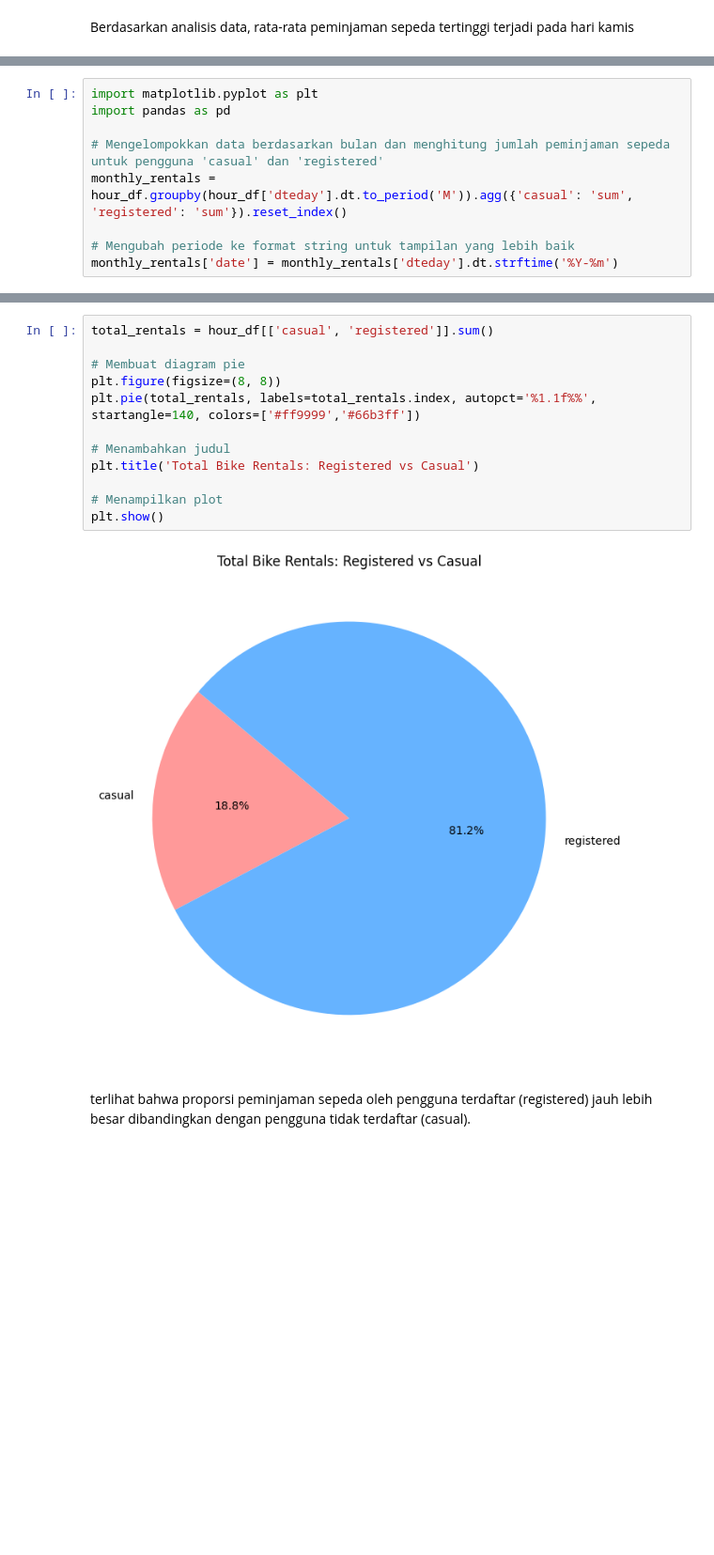
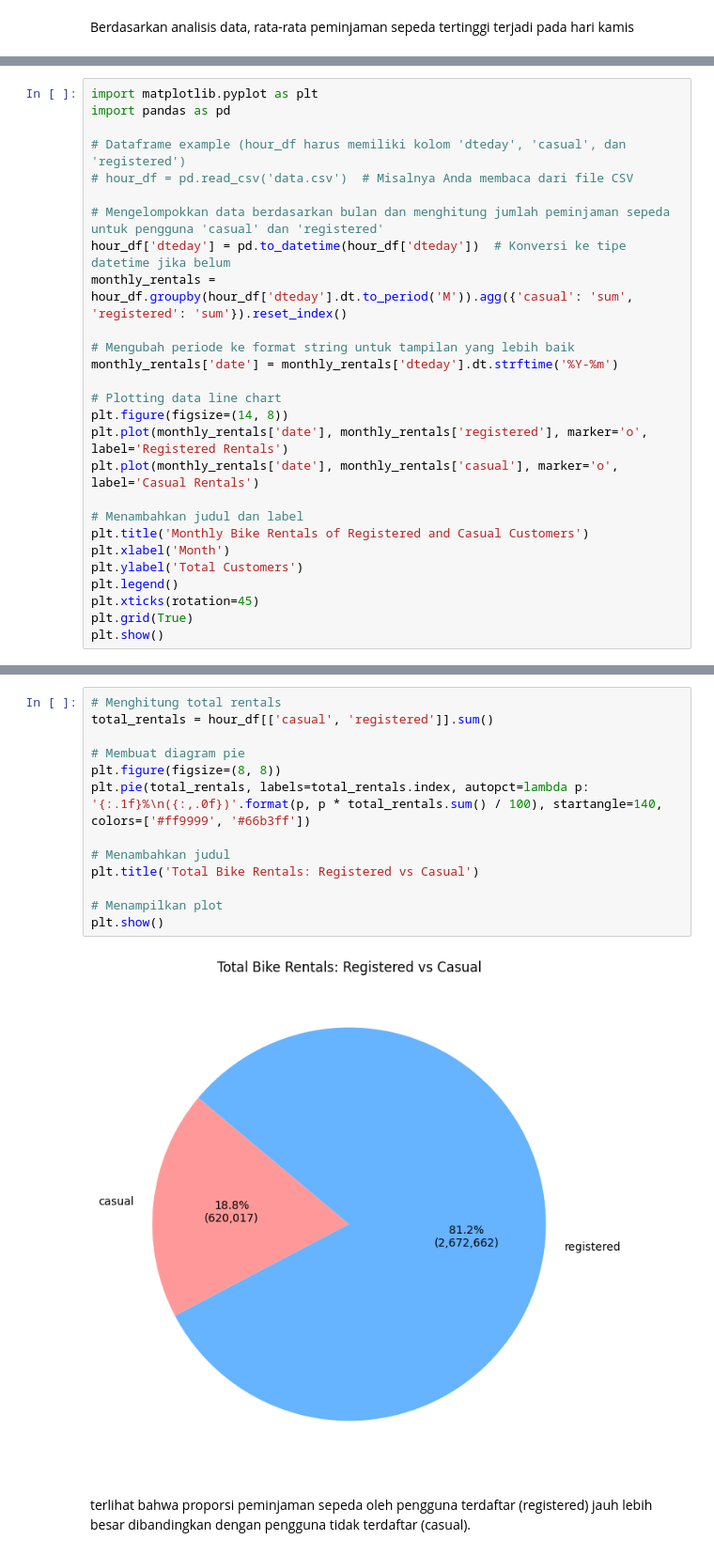
Before and after one commit to AiniNF30/analisis-data-dengan-python-Bike-Sharing-Dataset, a Jupyter notebook: notebook.ipynb, the cells around one changed output, grey strips where cells are left out. Shown: that part at 94% size. Cells and saved outputs as stored; diff of their text form; blank space fills up the shorter version.

```diff
--- a/notebook.ipynb
+++ b/notebook.ipynb
@@ -362,8 +362,26 @@ Berdasarkan analisis data, rata-rata peminjaman sepeda tertinggi terjadi pada ha
 import matplotlib.pyplot as plt
 import pandas as pd
 
+# Dataframe example (hour_df harus memiliki kolom 'dteday', 'casual', dan 'registered')
+# hour_df = pd.read_csv('data.csv')  # Misalnya Anda membaca dari file CSV
+
 # Mengelompokkan data berdasarkan bulan dan menghitung jumlah peminjaman sepeda untuk pengguna 'casual' dan 'registered'
+hour_df['dteday'] = pd.to_datetime(hour_df['dteday'])  # Konversi ke tipe datetime jika belum
 monthly_rentals = hour_df.groupby(hour_df['dteday'].dt.to_period('M')).agg({'casual': 'sum', 'registered': 'sum'}).reset_index()
 
 # Mengubah periode ke format string untuk tampilan yang lebih baik
 monthly_rentals['date'] = monthly_rentals['dteday'].dt.strftime('%Y-%m')
+
+# Plotting data line chart
+plt.figure(figsize=(14, 8))
+plt.plot(monthly_rentals['date'], monthly_rentals['registered'], marker='o', label='Registered Rentals')
+plt.plot(monthly_rentals['date'], monthly_rentals['casual'], marker='o', label='Casual Rentals')
+
+# Menambahkan judul dan label
+plt.title('Monthly Bike Rentals of Registered and Casual Customers')
+plt.xlabel('Month')
+plt.ylabel('Total Customers')
+plt.legend()
+plt.xticks(rotation=45)
+plt.grid(True)
+plt.show()
@@ -387,17 +390,18 @@ plt.show()
 # %%
+# Menghitung total rentals
 total_rentals = hour_df[['casual', 'registered']].sum()
 
 # Membuat diagram pie
 plt.figure(figsize=(8, 8))
-plt.pie(total_rentals, labels=total_rentals.index, autopct='%1.1f%%', startangle=140, colors=['#ff9999','#66b3ff'])
+plt.pie(total_rentals, labels=total_rentals.index, autopct=lambda p: '{:.1f}%\n({:,.0f})'.format(p, p * total_rentals.sum() / 100), startangle=140, colors=['#ff9999', '#66b3ff'])
 
 # Menambahkan judul
 plt.title('Total Bike Rentals: Registered vs Casual')
 
 # Menampilkan plot
 plt.show()
 # %% [output]
-[figure, old version]
+[figure, new version]
 # %% [markdown]
 terlihat bahwa proporsi peminjaman sepeda oleh pengguna terdaftar (registered) jauh lebih besar dibandingkan dengan pengguna tidak terdaftar (casual).
 # %% [markdown]
```
Also changed, not shown: parts of 6 cells of this notebook, 2 other files.
